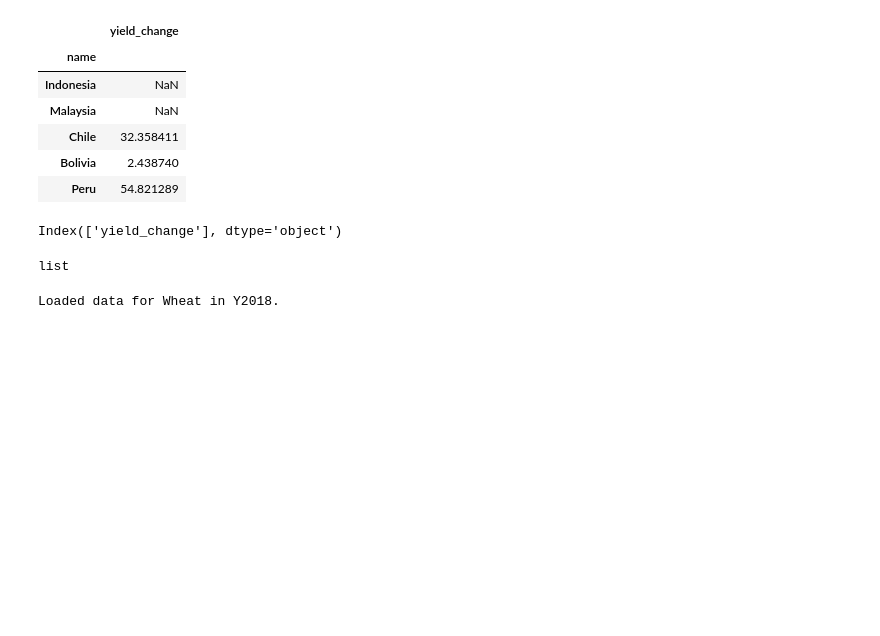
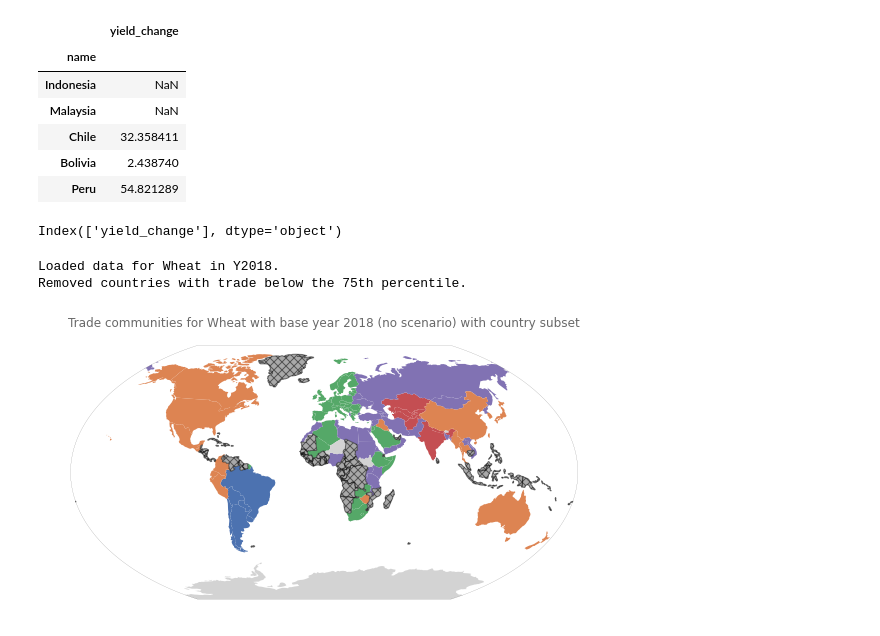
Before and after one commit to lukaszgajewski/pytradeshifts, a Jupyter notebook: scripts/testing.ipynb, the cells around one changed output. Cells and saved outputs as stored; diff of their text form; code cells hidden in the pictures; blank space fills up the shorter version.

```diff
--- a/scripts/testing.ipynb
+++ b/scripts/testing.ipynb
@@ -39,13 +38,9 @@ ISIMIP.columns
 Index(['yield_change'], dtype='object')
 # %%
 nan_indices = ISIMIP.index[ISIMIP.iloc[:, 0].isnull()].tolist()
-# %%
-type(nan_indices)
-# %% [output]
-list
 # %%
-Wheat2018 = PyTradeShifts("Wheat", 2018, region="Global", testing=True, countries_to_remove=nan_indices)
+Wheat2018 = PyTradeShifts("Wheat", 2018, region="Global", testing=False, countries_to_remove=nan_indices)
+# %% [output]
+Loaded data for Wheat in Y2018.
+Removed countries with trade below the 75th percentile.
+[figure, added]
-# %%
-Wheat2018.load_data()
-# %% [output]
-Loaded data for Wheat in Y2018.
```
Also changed, not shown: parts of 13 cells of this notebook, 6 other files.
